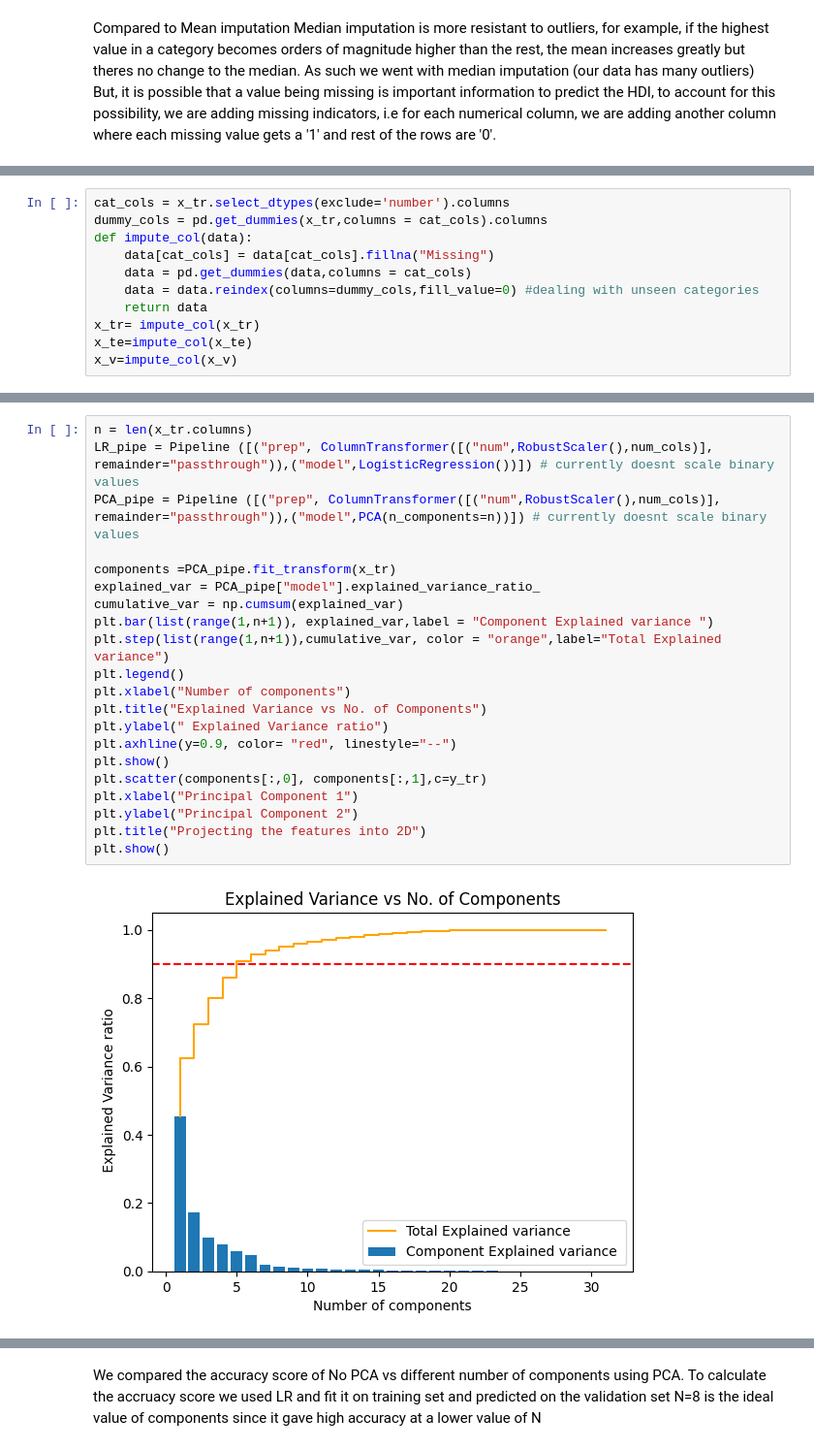
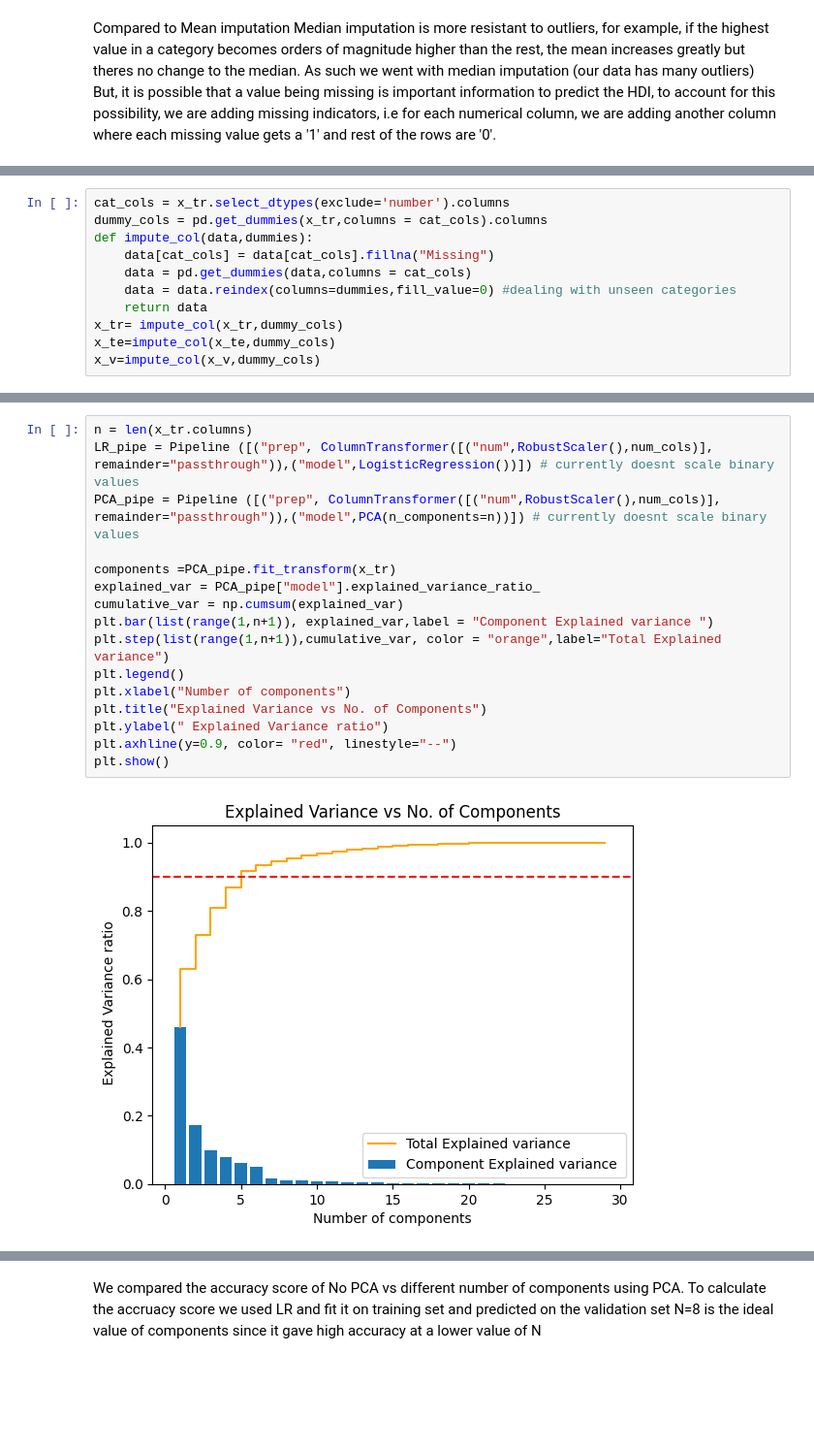
Before and after one commit to Soemon007/DS203_GroupProject, a Jupyter notebook: project.ipynb, the cells around one changed output, grey strips where cells are left out. Shown at 97% size. Saved outputs shown, nothing was run; the diff lists cells and outputs as text; blank space fills up the shorter version.

```diff
--- a/project.ipynb
+++ b/project.ipynb
@@ -60,14 +62,14 @@ impute_num(x_v)
 # %%
 cat_cols = x_tr.select_dtypes(exclude='number').columns
 dummy_cols = pd.get_dummies(x_tr,columns = cat_cols).columns
-def impute_col(data):
+def impute_col(data,dummies):
     data[cat_cols] = data[cat_cols].fillna("Missing")
     data = pd.get_dummies(data,columns = cat_cols)
-    data = data.reindex(columns=dummy_cols,fill_value=0) #dealing with unseen categories
+    data = data.reindex(columns=dummies,fill_value=0) #dealing with unseen categories
     return data
-x_tr= impute_col(x_tr)
-x_te=impute_col(x_te)
-x_v=impute_col(x_v)
+x_tr= impute_col(x_tr,dummy_cols)
+x_te=impute_col(x_te,dummy_cols)
+x_v=impute_col(x_v,dummy_cols)
 # %%
 #Check if any NaNs remaining
 x_tr.isna().sum()+ x_v.isna().sum()+ x_te.isna().sum()
@@ -92,23 +94,18 @@ dtype: int64
 # %%
 n = len(x_tr.columns)
 LR_pipe = Pipeline ([("prep", ColumnTransformer([("num",RobustScaler(),num_cols)], remainder="passthrough")),("model",LogisticRegression())]) # currently doesnt scale binary values
 PCA_pipe = Pipeline ([("prep", ColumnTransformer([("num",RobustScaler(),num_cols)], remainder="passthrough")),("model",PCA(n_components=n))]) # currently doesnt scale binary values
 
 components =PCA_pipe.fit_transform(x_tr)
 explained_var = PCA_pipe["model"].explained_variance_ratio_
 cumulative_var = np.cumsum(explained_var)
 plt.bar(list(range(1,n+1)), explained_var,label = "Component Explained variance ")
 plt.step(list(range(1,n+1)),cumulative_var, color = "orange",label="Total Explained variance")
 plt.legend()
 plt.xlabel("Number of components")
 plt.title("Explained Variance vs No. of Components")
 plt.ylabel(" Explained Variance ratio")
 plt.axhline(y=0.9, color= "red", linestyle="--")
 plt.show()
-plt.scatter(components[:,0], components[:,1],c=y_tr)
-plt.xlabel("Principal Component 1")
-plt.ylabel("Principal Component 2")
-plt.title("Projecting the features into 2D")
-plt.show()
 # %% [output]
-[figure, old version]
+[figure, new version]
```
Also changed, not shown: parts of 12 cells of this notebook.
